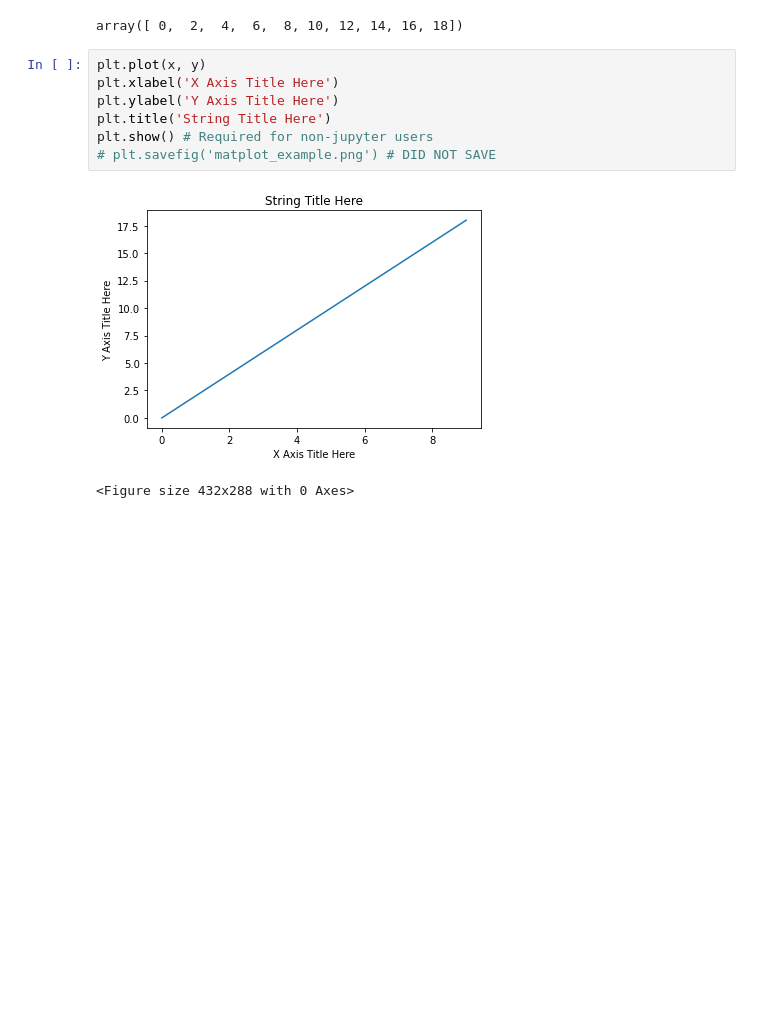
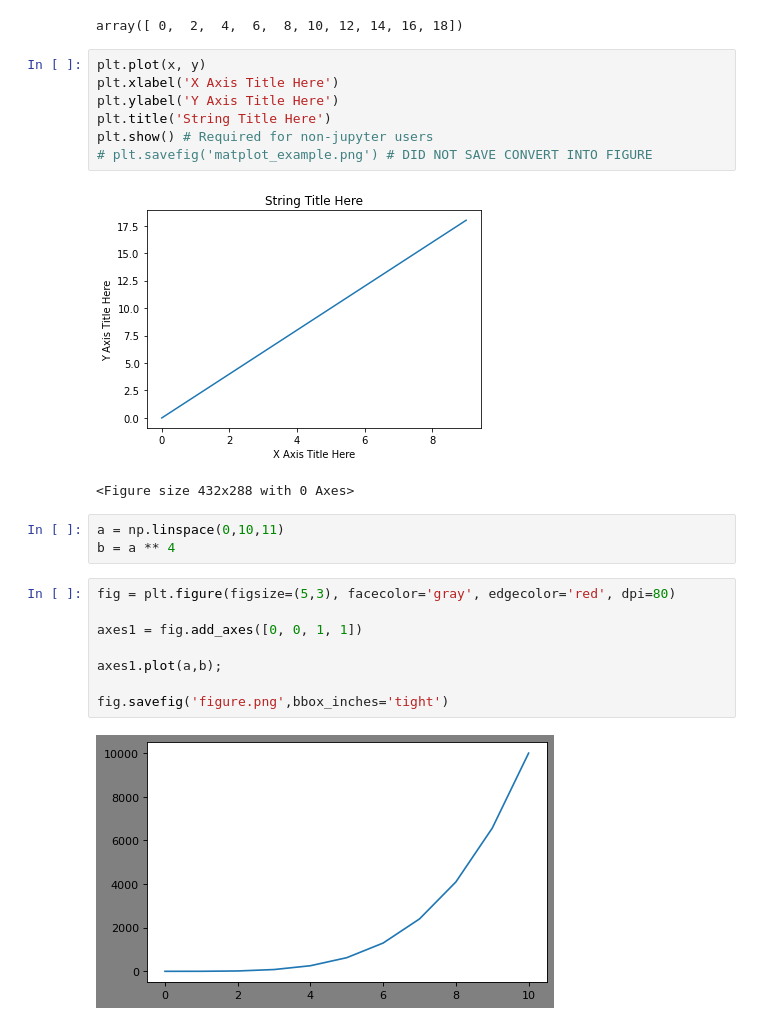
Before and after one commit to Denisse-AB/machine-learning, a Jupyter notebook: debug.ipynb, the cells around one changed output. Cells and saved outputs as stored; diff of their text form; blank space fills up the shorter version.

Commit message:
matplotlib figure

```diff
--- a/debug.ipynb
+++ b/debug.ipynb
@@ -147,7 +147,20 @@ plt.xlabel('X Axis Title Here')
 plt.ylabel('Y Axis Title Here')
 plt.title('String Title Here')
 plt.show() # Required for non-jupyter users
-# plt.savefig('matplot_example.png') # DID NOT SAVE
+# plt.savefig('matplot_example.png') # DID NOT SAVE CONVERT INTO FIGURE
 # %% [output]
 [figure]
 <Figure size 432x288 with 0 Axes>
+# %%
+a = np.linspace(0,10,11)
+b = a ** 4
+# %%
+fig = plt.figure(figsize=(5,3), facecolor='gray', edgecolor='red', dpi=80)
+
+axes1 = fig.add_axes([0, 0, 1, 1])
+
+axes1.plot(a,b);
+
+fig.savefig('figure.png',bbox_inches='tight')
+# %% [output]
+[figure, added]
```
Also changed, not shown: 1 other file.
